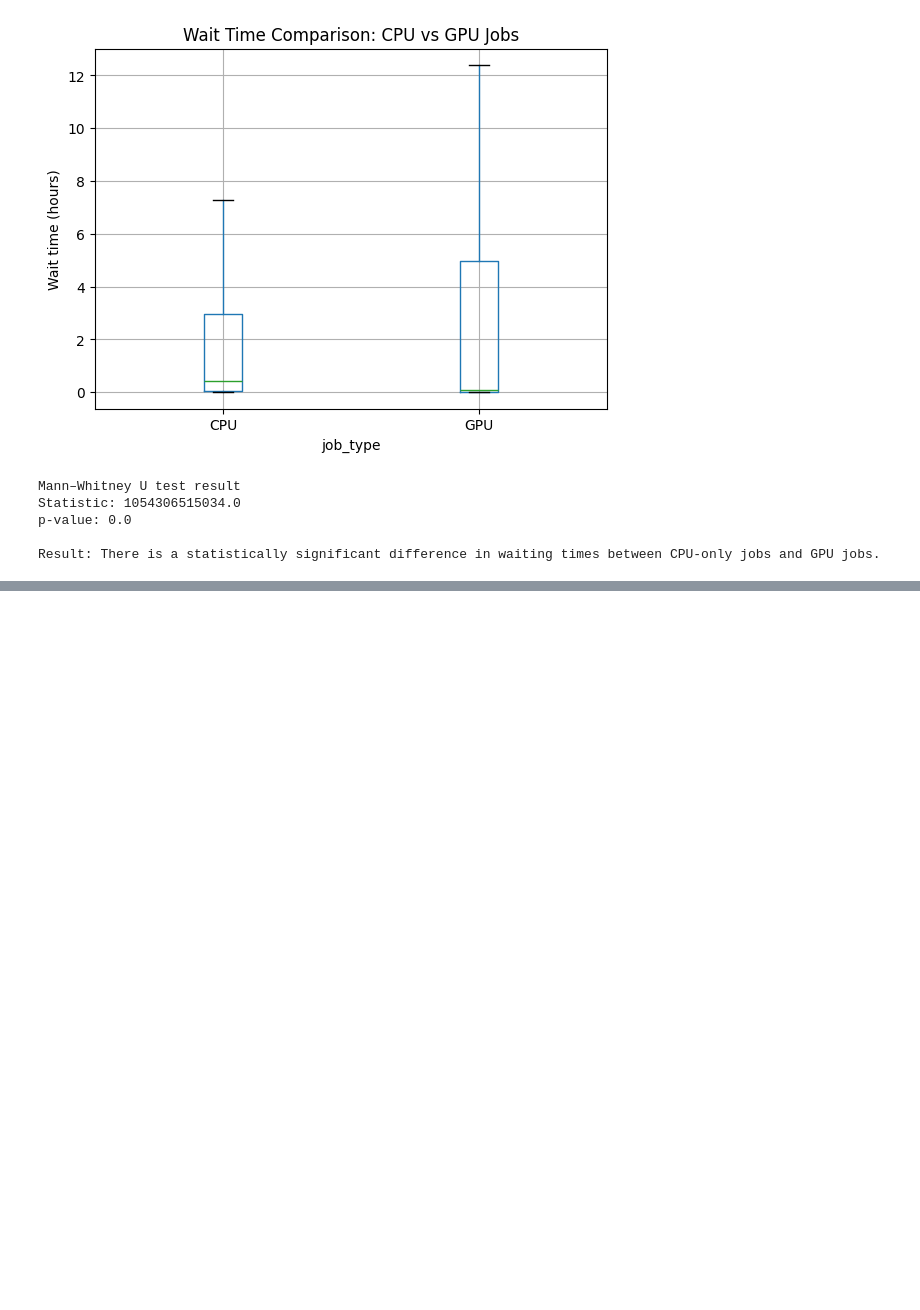
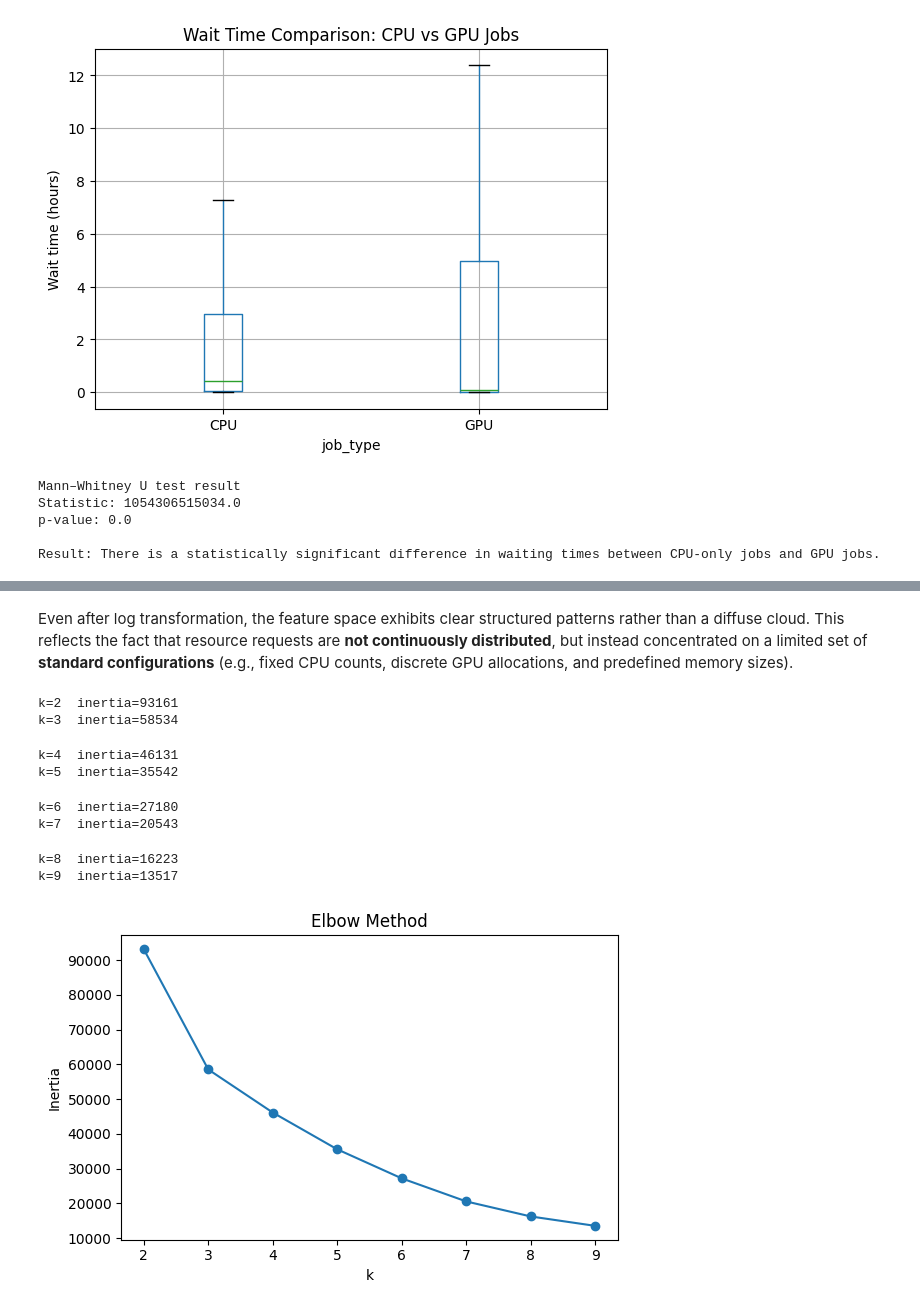
Before and after one commit to Jiachen-Cong-UIUC/STAT427-Jiachen-Cong, a Jupyter notebook: Job Submission Behavior & Execution Schedules & Queue Modeling.ipynb, the cells around one changed output, grey strips where cells are left out. Drawn from its saved outputs; the diff is of its cells as text; code cells hidden in the pictures; blank space fills up the shorter version.

```diff
--- a/Job Submission Behavior & Execution Schedules & Queue Modeling.ipynb
+++ b/Job Submission Behavior & Execution Schedules & Queue Modeling.ipynb
@@ -768,0 +817,31 @@ RMSLE = 0.7653
+# %% [markdown]
+Even after log transformation, the feature space exhibits clear structured patterns rather than a diffuse cloud. This reflects the fact that resource requests are **not continuously distributed**, but instead concentrated on a limited set of **standard configurations** (e.g., fixed CPU counts, discrete GPU allocations, and predefined memory sizes).
+# %%
+# ---------- 3. Choose k using Elbow Method ----------
+K_range = range(2, 10)
+inertias = []
+
+for k in K_range:
+    km = KMeans(n_clusters=k, random_state=42, n_init=20)
+    km.fit(wl_sample)
+    inertias.append(km.inertia_)
+    print(f"k={k}  inertia={km.inertia_:.0f}")
+
+# ---------- Plot ----------
+plt.figure(figsize=(6, 4))
+plt.plot(list(K_range), inertias, "o-")
+plt.xlabel("k")
+plt.ylabel("Inertia")
+plt.title("Elbow Method")
+plt.tight_layout()
+plt.show()
+# %% [output]
+k=2  inertia=93161
+k=3  inertia=58534
+k=4  inertia=46131
+k=5  inertia=35542
+k=6  inertia=27180
+k=7  inertia=20543
+k=8  inertia=16223
+k=9  inertia=13517
+[figure, added]
```
Also changed, not shown: parts of 25 cells of this notebook.
